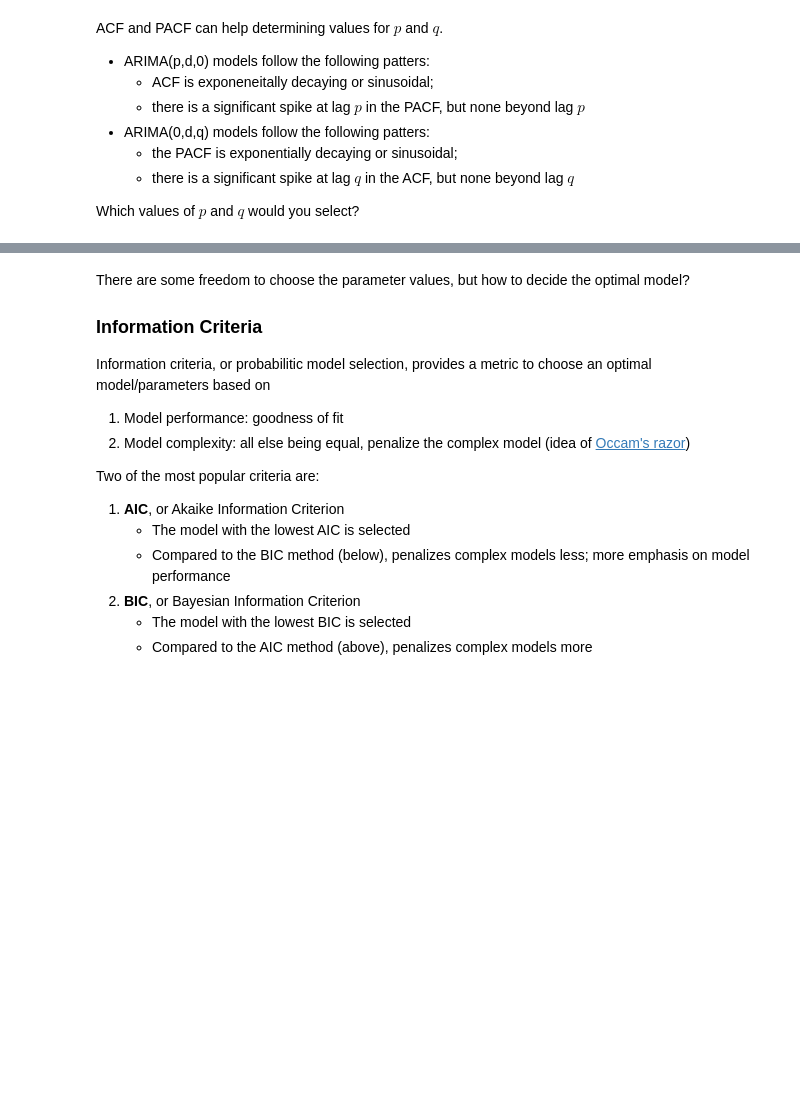
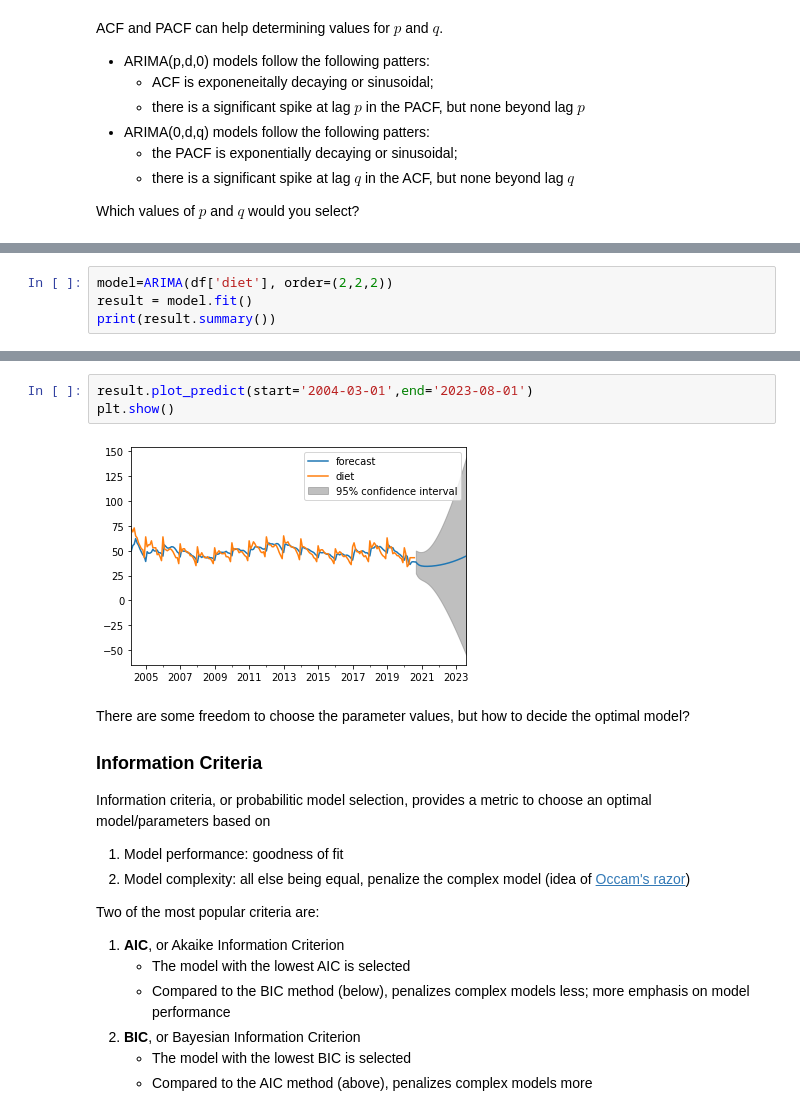
Before and after one commit to minyoungrho/TimeSeriesAnalysis, a Jupyter notebook: Time Series Analysis - Lecture 3.ipynb, the cells around one changed output, grey strips where cells are left out. Saved outputs shown, nothing was run; the diff lists cells and outputs as text; blank space fills up the shorter version.

```diff
--- a/Time Series Analysis - Lecture 3.ipynb
+++ b/Time Series Analysis - Lecture 3.ipynb
@@ -214,0 +248,4 @@ plt.show()
+# %%
+model=ARIMA(df['diet'], order=(2,2,2))
+result = model.fit()
+print(result.summary())
@@ -215,3 +270,8 @@ plt.show()
+# %%
+result.plot_predict(start='2004-03-01',end='2023-08-01')
+plt.show()
+# %% [output]
+[figure, added]
 # %% [markdown]
 There are some freedom to choose the parameter values, but how to decide the optimal model?
 
```
Also changed, not shown: parts of 10 cells of this notebook.
